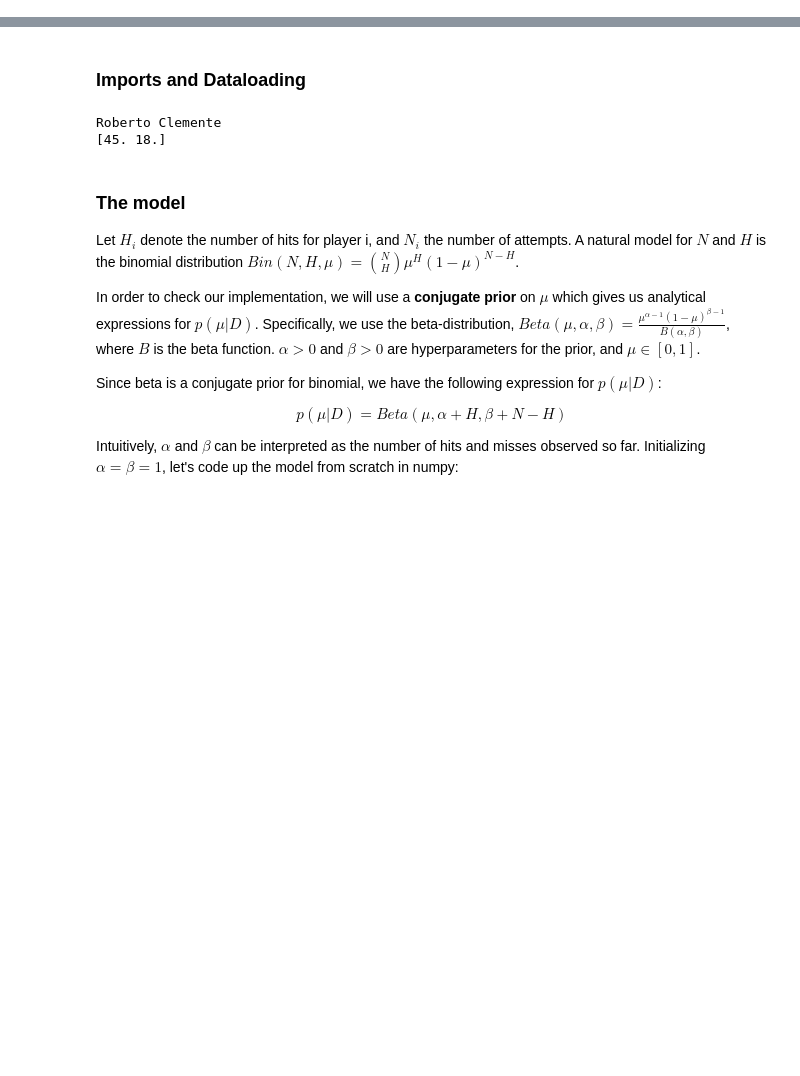
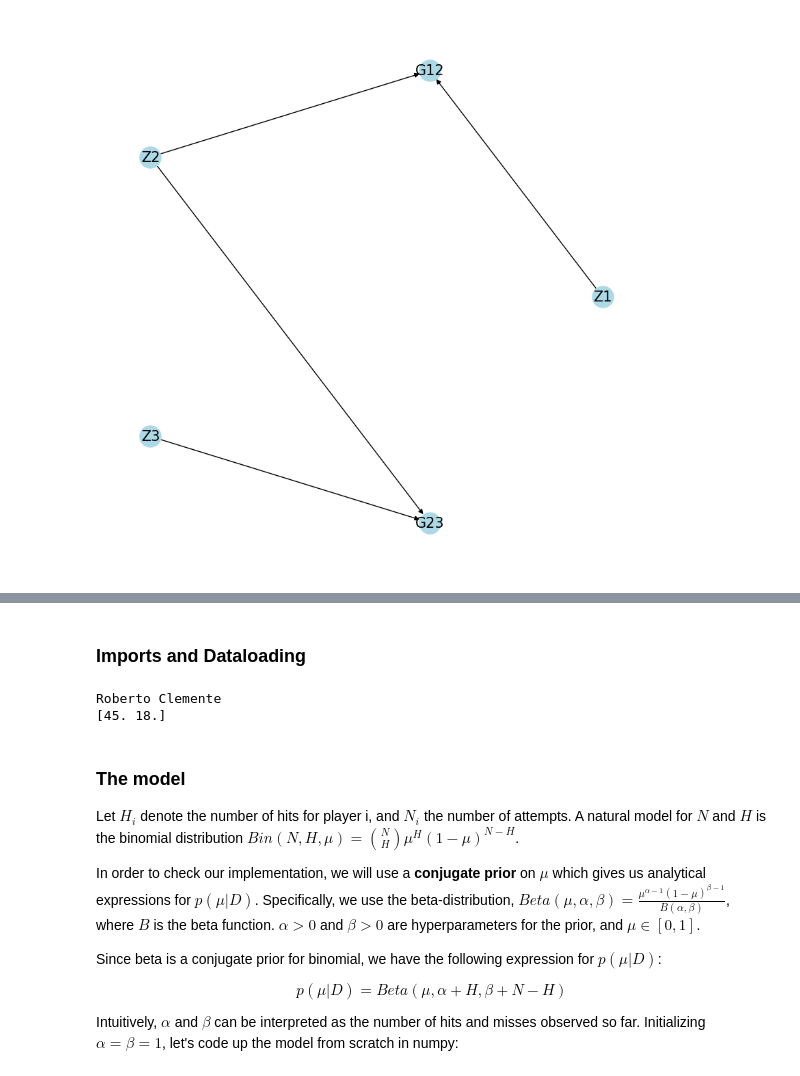
Before and after one commit to Yiru-Wang0123/STA, a Jupyter notebook: STA414_tut5.ipynb, the cells around one changed output, grey strips where cells are left out. Drawn from its saved outputs; the diff is of its cells as text; code cells hidden in the pictures; blank space fills up the shorter version.

```diff
--- a/STA414_tut5.ipynb
+++ b/STA414_tut5.ipynb
@@ -6,3 +18,20 @@ In this tutorial, we will step through implementations of MCMC methods to hopefu
+# %%
+import matplotlib.pyplot as plt
+import networkx as nx
+
+DAG = nx.DiGraph()
+
+nodes = ['Z1', 'Z2', 'Z3', 'G12', 'G23']
+edges = [('Z1', 'G12'), ('Z2', 'G12'), ('Z3', 'G23'),
+         ('Z2', 'G23')]
+DAG.add_edges_from(edges)
+
+plt.figure(figsize=(8, 8))
+pos = nx.circular_layout(DAG)
+nx.draw(DAG, pos, edge_color='black', with_labels=True, node_color='lightblue', node_size=500, font_size=15)
+plt.show()
+# %% [output]
+[figure, added]
 # %% [markdown]
 ## Quick review of motivation:
 
```
Also changed, not shown: parts of 2 cells of this notebook.
